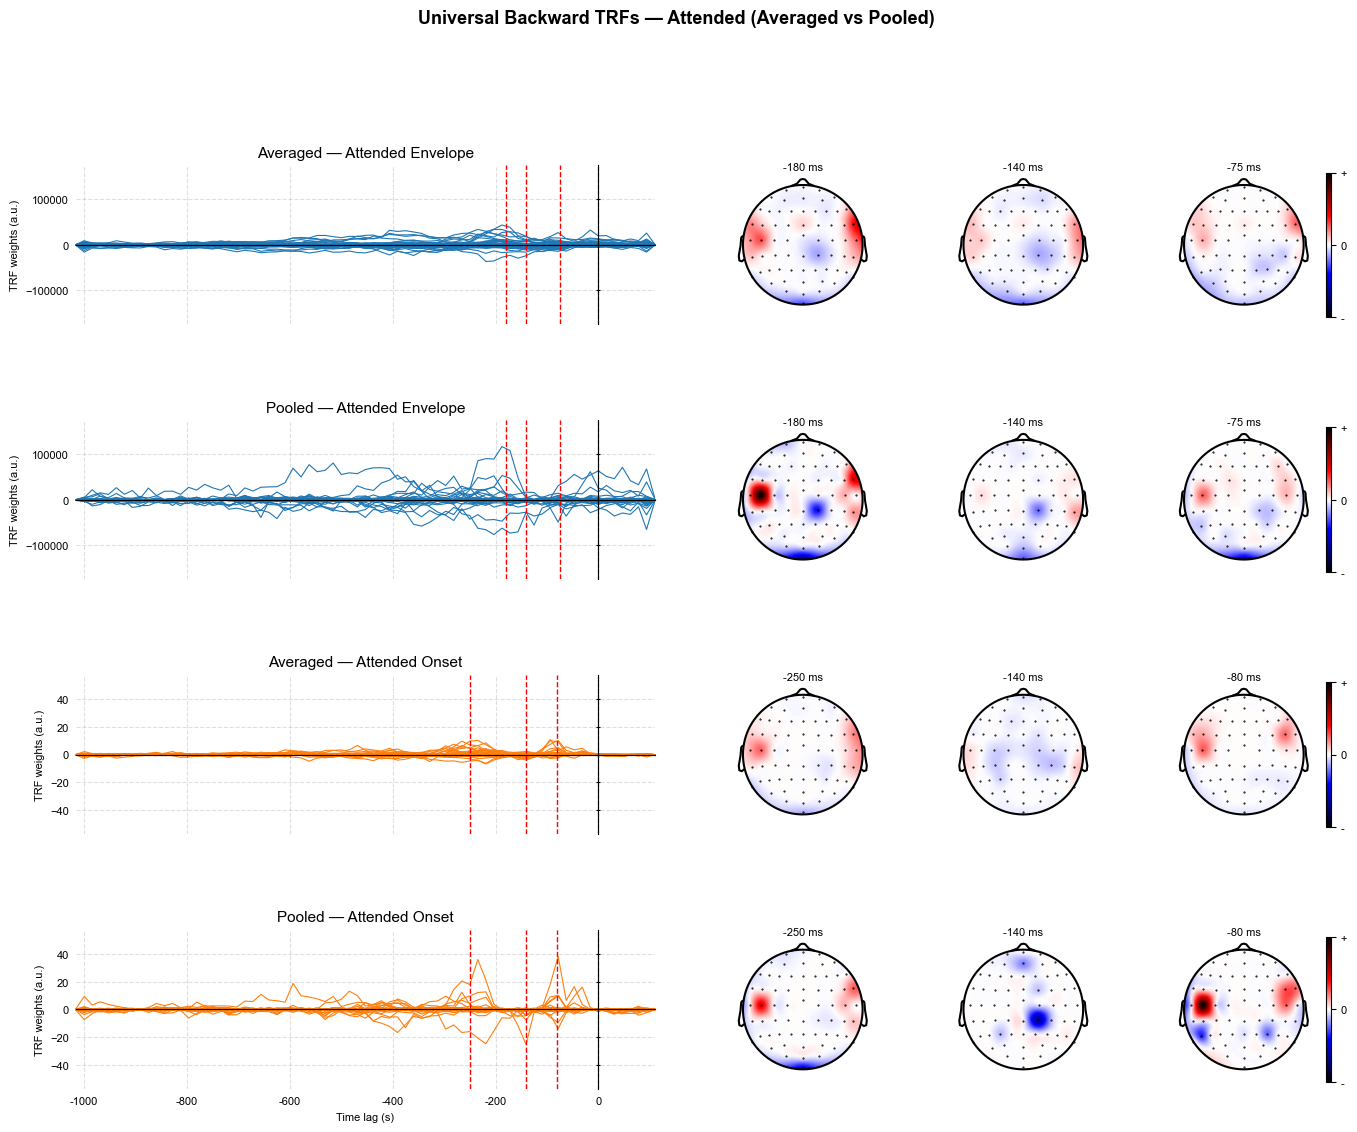
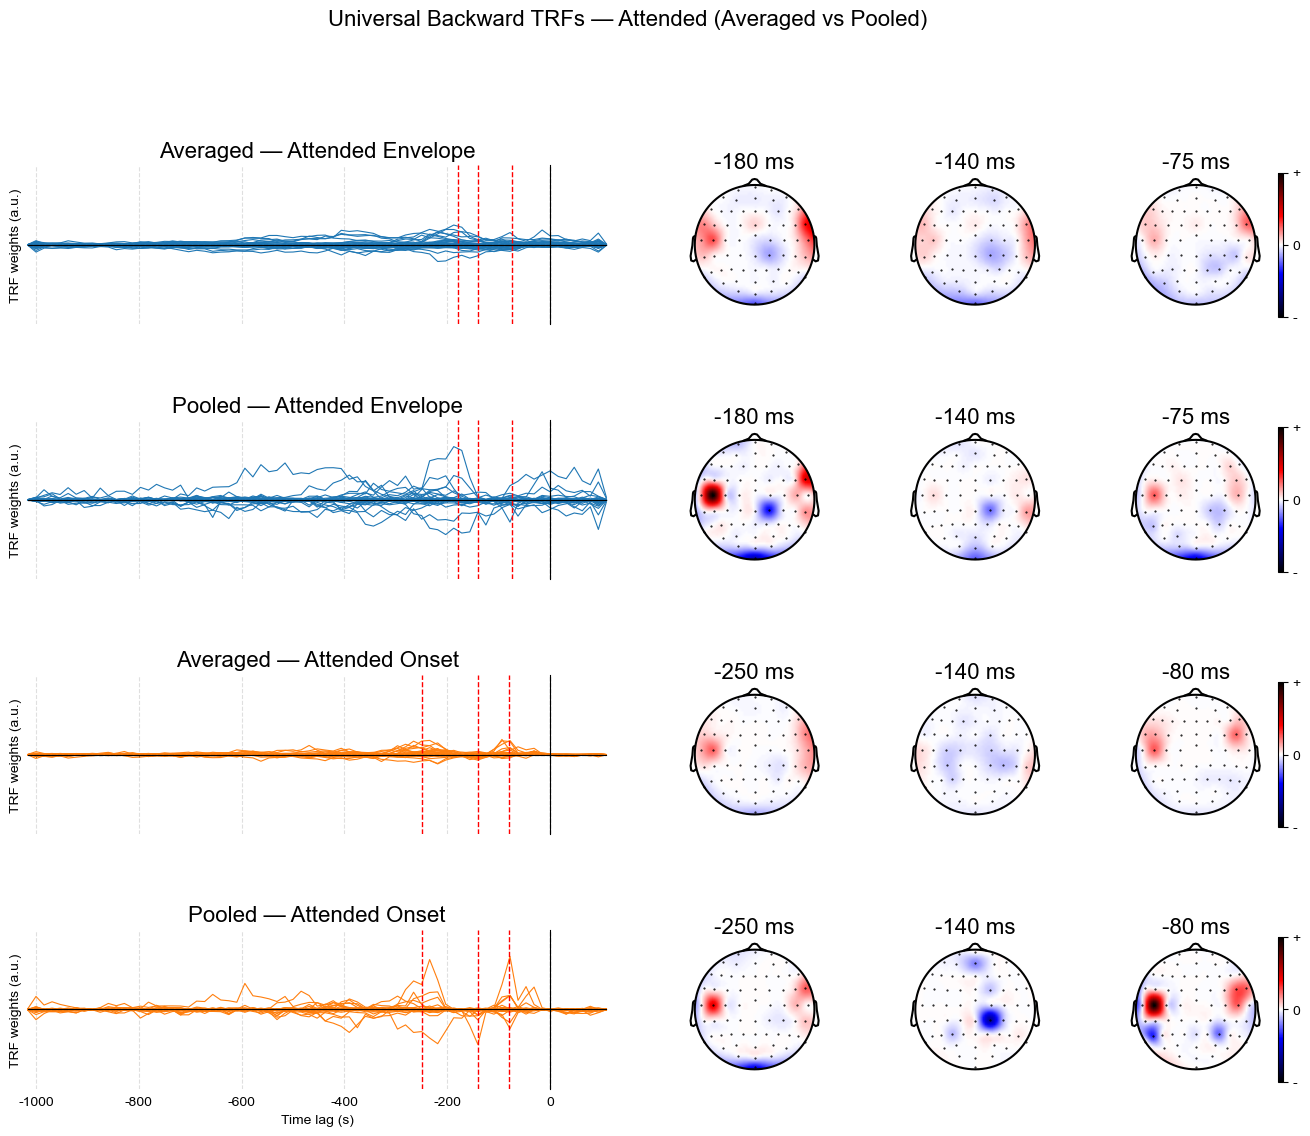
Code edit (unified diff) that turned the first committed figure into the second:
--- before
+++ after
@@ -1,4 +1,2 @@
-helper_functions.set_plot_style()
-
 # ─────────────────────────────────────────────
 # Load TRFs for butterfly plots
@@ -77,5 +75,6 @@
     ax_trf.axvline(0, linestyle='--', color='black', linewidth=0.8)
     ax_trf.grid(True, linestyle='--', alpha=0.4)
-    ax_trf.set_title(title, fontsize=11)
+    ax_trf.set_title(title)
+    ax_trf.set_yticks([])
 
     for t in latencies:
@@ -98,5 +97,5 @@
     )
 
-fig1.suptitle('Universal Backward TRFs — Attended (Averaged vs Pooled)', fontsize=13, fontweight='bold', y=1.01)
-fig1.savefig(BEYOND_FIGURES_DIR / 'pooled-butterfly-topomap.png', dpi=150, bbox_inches='tight')
+fig1.suptitle('Universal Backward TRFs — Attended (Averaged vs Pooled)', y=1.01)
+fig1.savefig(BEYOND_FIGURES_DIR / 'beyond_pooled_butterfly_topomap.png', dpi=150, bbox_inches='tight')
 plt.show()

Commit: Within dataset figures done